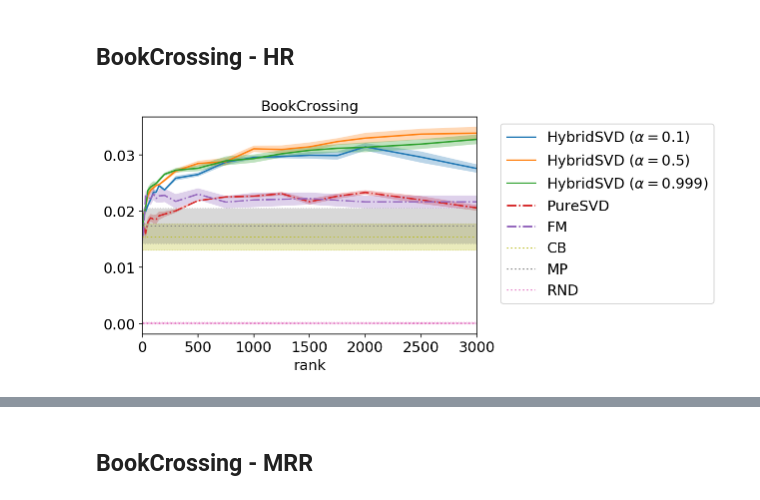
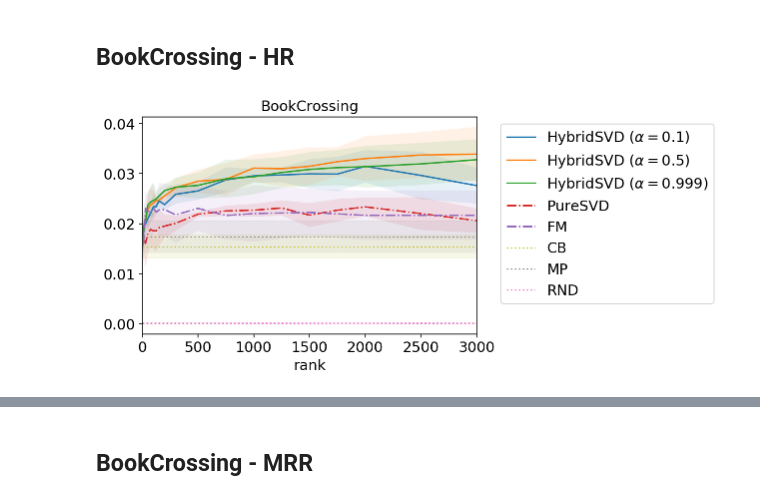
Before and after one commit to evfro/hybridsvd, a Jupyter notebook: View_all_results.ipynb, the cells around one changed output, grey strips where cells are left out. Drawn from its saved outputs; the diff is of its cells as text; code cells hidden in the pictures.

```diff
--- a/View_all_results.ipynb
+++ b/View_all_results.ipynb
@@ -81,8 +83,8 @@ base_methods = [u'RND', u'MP', u'CB']
 # %%
 line_styles = get_properties(main_methods, compare_methods, base_methods)
 # %%
-def sample_ci(df, coef=2.776, level=None): # 95% CI for sample under Student's t-test
-    return coef * df.std(level=level) / np.sqrt(df.shape[0])
+alpha = 0.1
+
 
 def plot_rank_results(methods, baselines=None, metric='HR', ax=None, xlim=None, ylim=None, logx=False, err_alpha=None, styles={}):
     draw_legend = ax is None
@@ -106,7 +108,7 @@ def plot_rank_results(methods, baselines=None, metric='HR', ax=None, xlim=None,
 
     if baselines is not None:
         baseline_sample = baselines.xs(metric, level=1, axis=1)
-        baseline_mean = baseline_sample.mean()
+        baseline_mean = baseline_sample.mean(axis=0)
         baseline_yerr = sample_ci(baseline_sample)
         for label, result in baseline_mean.iteritems():
             props = styles.get(label, {})
@@ -168,10 +170,10 @@ plot_topn_results(std_topn_ml, metric='MRR', styles=line_styles, width=0.85)
 # %% [markdown]
 ## BookCrossing - HR
 # %%
-plot_rank_results([std_svd_bx, std_fm_bx], std_base_bx, metric='HR', err_alpha=0.3, xlim=(0, 3000), logx=False, styles=line_styles)
+plot_rank_results([std_svd_bx, std_fm_bx], std_base_bx, metric='HR', err_alpha=alpha, xlim=(0, 3000), logx=False, styles=line_styles)
 plt.title('BookCrossing');
 # %% [output]
-[figure, old version]
+[figure, new version]
 # %%
 plot_topn_results(std_topn_bx, metric='HR', styles=line_styles, width=0.85)
 # %% [output]
```
Also changed, not shown: parts of 20 cells of this notebook, 5 other files.
